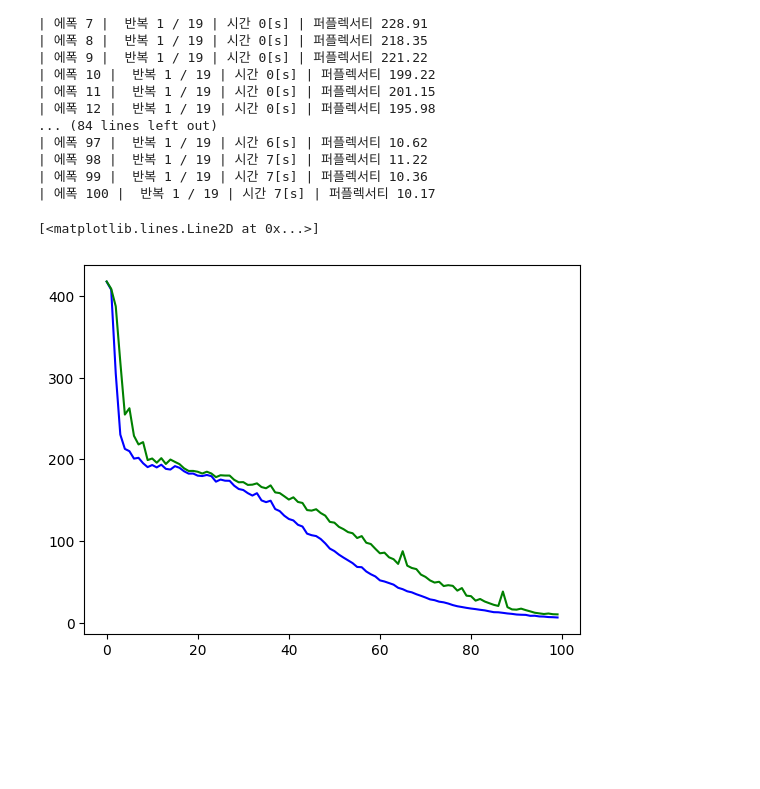
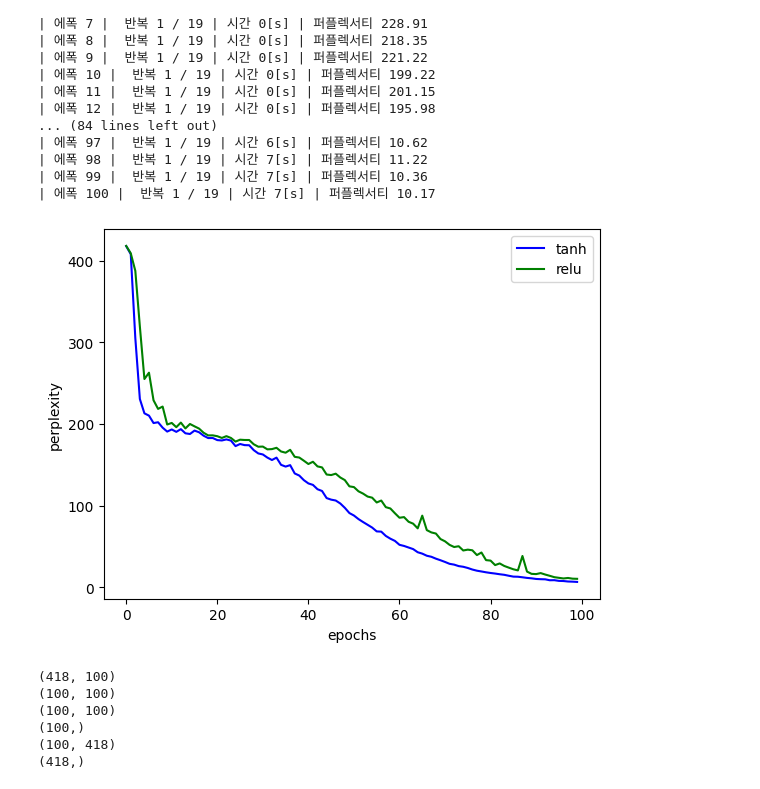
Before and after one commit to Chanmuzi/Deep-Learning-from-Scratch, a Jupyter notebook: 2권/ch05.ipynb, the cells around one changed output. Saved outputs shown, nothing was run; the diff lists cells and outputs as text; code cells hidden in the pictures; blank space fills up the shorter version.

Commit message:
ch05: relu grads

```diff
--- a/2권/ch05.ipynb
+++ b/2권/ch05.ipynb
@@ -459,8 +459,26 @@ trainer_relu.fit(xs, ts, max_epoch, batch_size, time_size)
 # %%
 
 x = np.arange(len(trainer.ppl_list))
 plt.plot(x, trainer.ppl_list, label='tanh', color='blue')
 plt.plot(x, trainer_relu.ppl_list, label='relu', color='green')
+plt.xlabel('epochs')
+plt.ylabel('perplexity')
+plt.legend()
+plt.show()
 # %% [output]
-[<matplotlib.lines.Line2D at 0x...>]
-[figure, old version]
+[figure, new version]
+# %%
+(trainer.model.grads),
+print(trainer.model.grads[0].shape)
+print(trainer.model.grads[1].shape)
+print(trainer.model.grads[2].shape)
+print(trainer.model.grads[3].shape)
+print(trainer.model.grads[4].shape)
+print(trainer.model.grads[5].shape)
+# %% [output]
+(418, 100)
+(100, 100)
+(100, 100)
+(100,)
+(100, 418)
+(418,)
```
Also changed, not shown: parts of 9 cells of this notebook.
